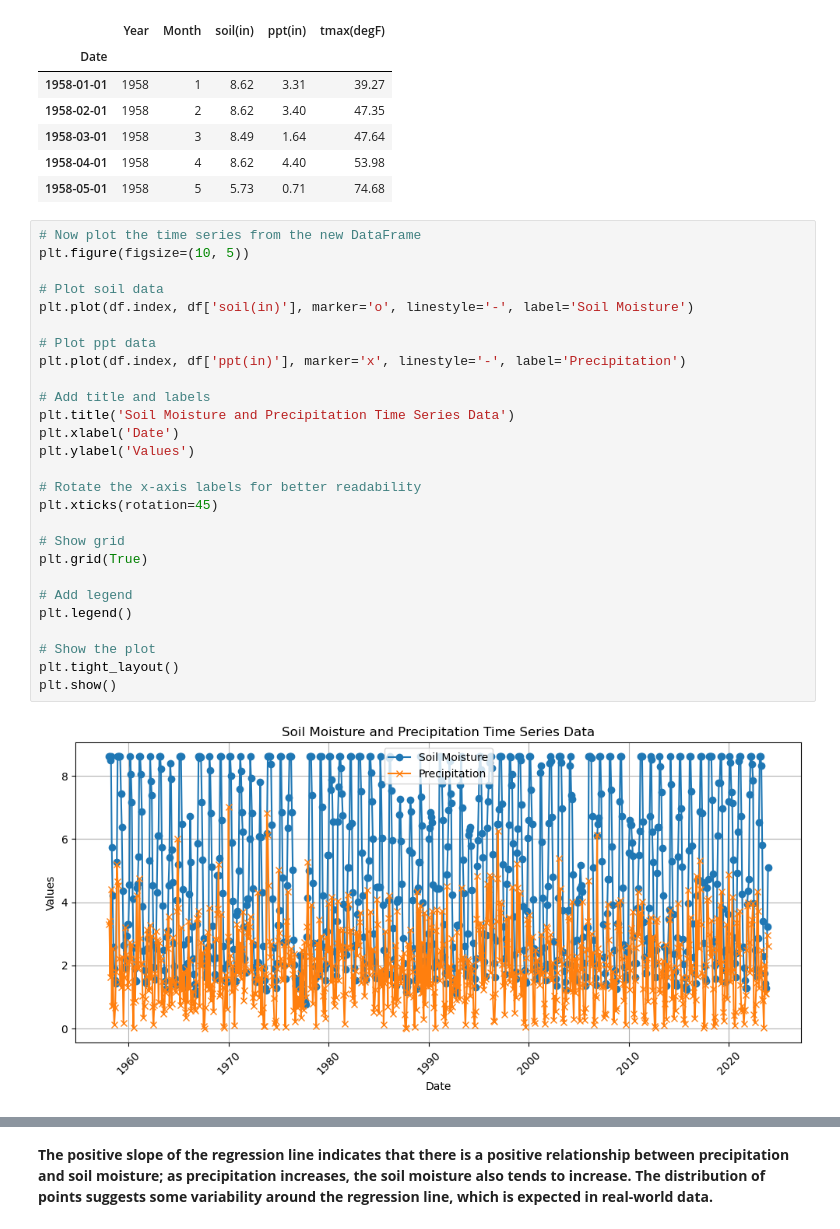
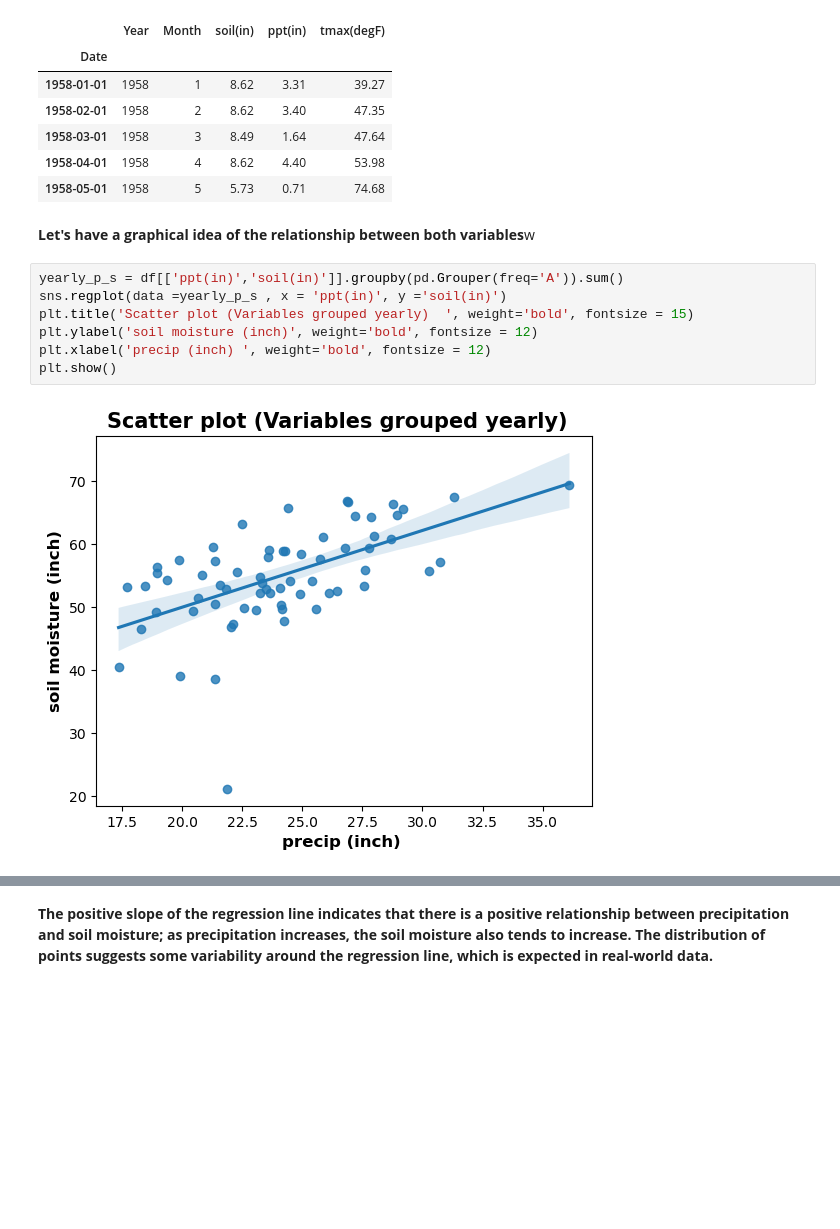
Before and after one commit to dhrutijoshi11/HypothesisTesting, a Jupyter notebook: yearly_precip_soil_moisture.ipynb, the cells around one changed output, grey strips where cells are left out. Saved outputs shown, nothing was run; the diff lists cells and outputs as text; blank space fills up the shorter version.

```diff
--- a/yearly_precip_soil_moisture.ipynb
+++ b/yearly_precip_soil_moisture.ipynb
@@ -32,32 +33,14 @@ df.head()
 | 1958-03-01 | 1958 | 3 | 8.49 | 1.64 | 47.64 |
 | 1958-04-01 | 1958 | 4 | 8.62 | 4.40 | 53.98 |
 | 1958-05-01 | 1958 | 5 | 5.73 | 0.71 | 74.68 |
-# %%
-# Now plot the time series from the new DataFrame
-plt.figure(figsize=(10, 5))
-
-# Plot soil data
-plt.plot(df.index, df['soil(in)'], marker='o', linestyle='-', label='Soil Moisture')
-
-# Plot ppt data
-plt.plot(df.index, df['ppt(in)'], marker='x', linestyle='-', label='Precipitation')
-
-# Add title and labels
-plt.title('Soil Moisture and Precipitation Time Series Data')
-plt.xlabel('Date')
-plt.ylabel('Values')
-
-# Rotate the x-axis labels for better readability
-plt.xticks(rotation=45)
-
-# Show grid
-plt.grid(True)
-
-# Add legend
-plt.legend()
-
-# Show the plot
-plt.tight_layout()
-plt.show()
-# %% [output]
-[figure, removed]
+# %% [markdown]
+**Let's have a graphical idea of the relationship between both variables**w
+# %%
+yearly_p_s = df[['ppt(in)','soil(in)']].groupby(pd.Grouper(freq='A')).sum()
+sns.regplot(data =yearly_p_s , x = 'ppt(in)', y ='soil(in)')
+plt.title('Scatter plot (Variables grouped yearly)  ', weight='bold', fontsize = 15)
+plt.ylabel('soil moisture (inch)', weight='bold', fontsize = 12)
+plt.xlabel('precip (inch) ', weight='bold', fontsize = 12)
+plt.show()
+# %% [output]
+[figure, added]
```
Also changed, not shown: parts of 14 cells of this notebook.
